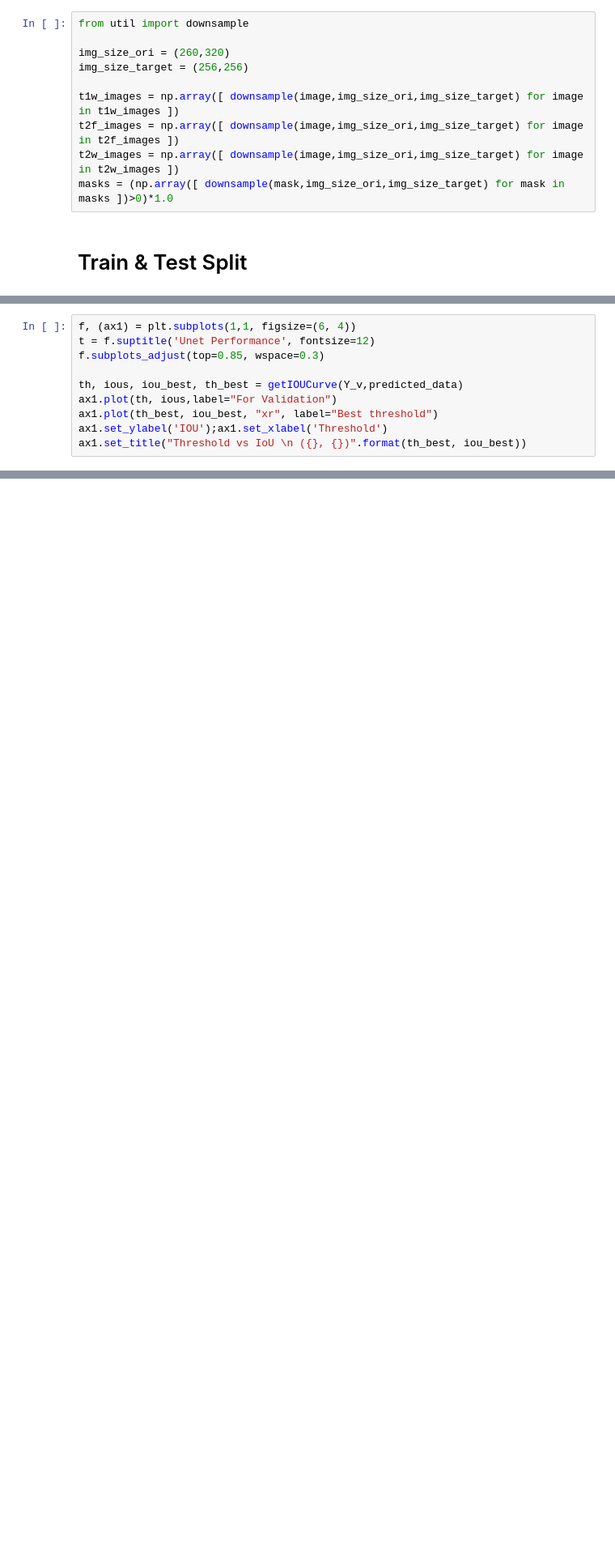
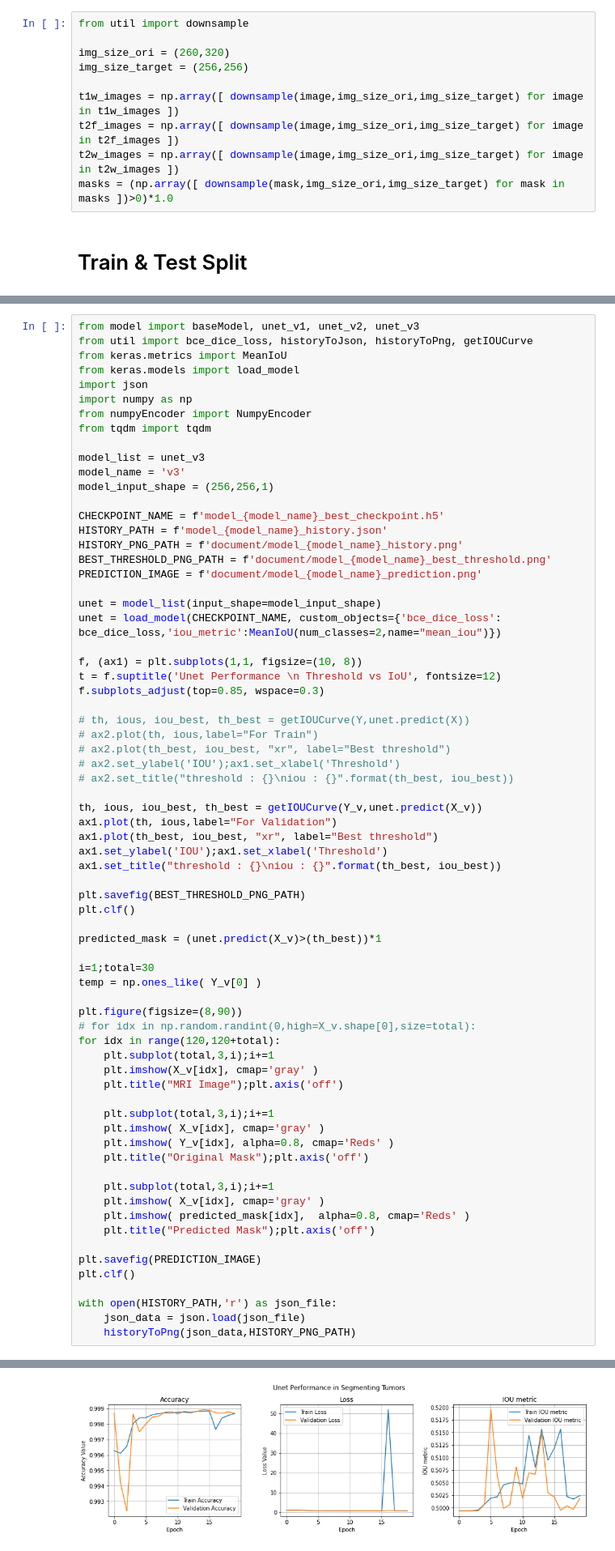
Before and after one commit to CM-Kim/unet_research, a Jupyter notebook: 04_unet_evaluate.ipynb, the cells around one changed output, grey strips where cells are left out. Shown at 81% size. Drawn from its saved outputs; the diff is of its cells as text; blank space fills up the shorter version.

Commit message:
update unet history check

```diff
--- a/04_unet_evaluate.ipynb
+++ b/04_unet_evaluate.ipynb
@@ -90,10 +64,0 @@ predicted_data = unet.predict(X_v)
-# %%
-f, (ax1) = plt.subplots(1,1, figsize=(6, 4))
-t = f.suptitle('Unet Performance', fontsize=12)
-f.subplots_adjust(top=0.85, wspace=0.3)
-
-th, ious, iou_best, th_best = getIOUCurve(Y_v,predicted_data)
-ax1.plot(th, ious,label="For Validation")
-ax1.plot(th_best, iou_best, "xr", label="Best threshold")
-ax1.set_ylabel('IOU');ax1.set_xlabel('Threshold')
-ax1.set_title("Threshold vs IoU \n ({}, {})".format(th_best, iou_best))
@@ -126,0 +137,71 @@ for idx in range(120,120+total):
+# %%
+from model import baseModel, unet_v1, unet_v2, unet_v3
+from util import bce_dice_loss, historyToJson, historyToPng, getIOUCurve
+from keras.metrics import MeanIoU
+from keras.models import load_model
+import json
+import numpy as np
+from numpyEncoder import NumpyEncoder
+from tqdm import tqdm
+
+model_list = unet_v3
+model_name = 'v3'
+model_input_shape = (256,256,1)
+
+CHECKPOINT_NAME = f'model_{model_name}_best_checkpoint.h5'
+HISTORY_PATH = f'model_{model_name}_history.json'
+HISTORY_PNG_PATH = f'document/model_{model_name}_history.png'
+BEST_THRESHOLD_PNG_PATH = f'document/model_{model_name}_best_threshold.png'
+PREDICTION_IMAGE = f'document/model_{model_name}_prediction.png'
+
+unet = model_list(input_shape=model_input_shape)
+unet = load_model(CHECKPOINT_NAME, custom_objects={'bce_dice_loss': bce_dice_loss,'iou_metric':MeanIoU(num_classes=2,name="mean_iou")})
+
+f, (ax1) = plt.subplots(1,1, figsize=(10, 8))
+t = f.suptitle('Unet Performance \n Threshold vs IoU', fontsize=12)
+f.subplots_adjust(top=0.85, wspace=0.3)
+
+# th, ious, iou_best, th_best = getIOUCurve(Y,unet.predict(X))
+# ax2.plot(th, ious,label="For Train")
+# ax2.plot(th_best, iou_best, "xr", label="Best threshold")
+# ax2.set_ylabel('IOU');ax1.set_xlabel('Threshold')
+# ax2.set_title("threshold : {}\niou : {}".format(th_best, iou_best))
+
+th, ious, iou_best, th_best = getIOUCurve(Y_v,unet.predict(X_v))
+ax1.plot(th, ious,label="For Validation")
+ax1.plot(th_best, iou_best, "xr", label="Best threshold")
+ax1.set_ylabel('IOU');ax1.set_xlabel('Threshold')
+ax1.set_title("threshold : {}\niou : {}".format(th_best, iou_best))
+
+plt.savefig(BEST_THRESHOLD_PNG_PATH)
+plt.clf()
+
+predicted_mask = (unet.predict(X_v)>(th_best))*1
+
+i=1;total=30
+temp = np.ones_like( Y_v[0] )
+
+plt.figure(figsize=(8,90))
+# for idx in np.random.randint(0,high=X_v.shape[0],size=total):
+for idx in range(120,120+total):
+    plt.subplot(total,3,i);i+=1
+    plt.imshow(X_v[idx], cmap='gray' )
+    plt.title("MRI Image");plt.axis('off')
+
+    plt.subplot(total,3,i);i+=1
+    plt.imshow( X_v[idx], cmap='gray' )
+    plt.imshow( Y_v[idx], alpha=0.8, cmap='Reds' )
+    plt.title("Original Mask");plt.axis('off')
+
+    plt.subplot(total,3,i);i+=1
+    plt.imshow( X_v[idx], cmap='gray' )
+    plt.imshow( predicted_mask[idx],  alpha=0.8, cmap='Reds' )
+    plt.title("Predicted Mask");plt.axis('off')
+
+plt.savefig(PREDICTION_IMAGE)
+plt.clf()
+
+with open(HISTORY_PATH,'r') as json_file:
+    json_data = json.load(json_file)
+    historyToPng(json_data,HISTORY_PNG_PATH)
+# %% [output]
@@ -126,0 +210 @@ for idx in range(120,120+total):
+[figure, added]
```
Also changed, not shown: parts of 10 cells of this notebook, 44 other files.
